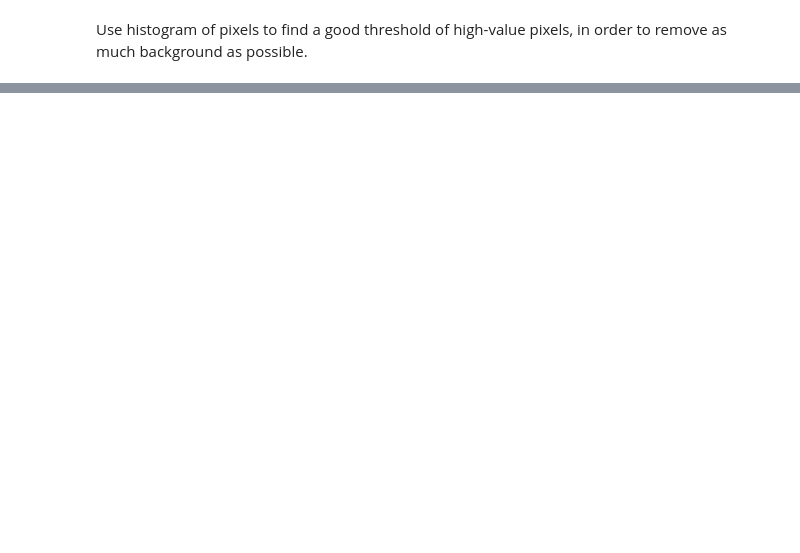
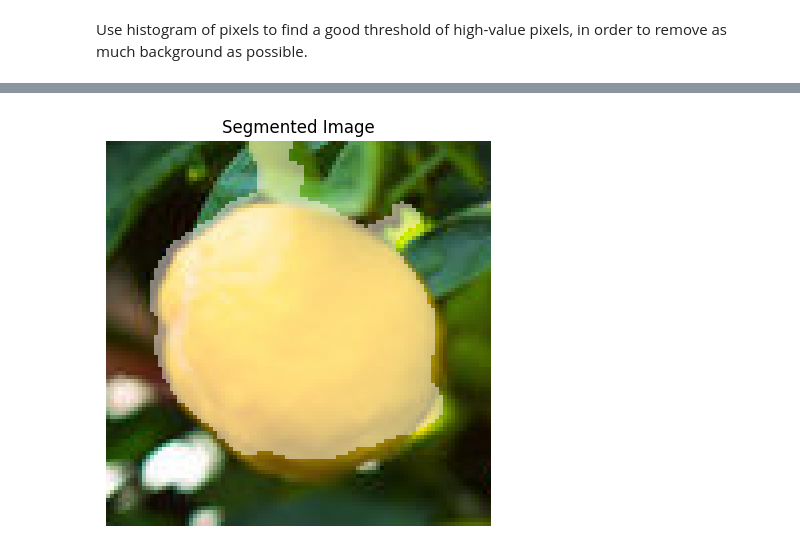
Before and after one commit to 0-Gixty-0/SSY098-Image-Analysis, a Jupyter notebook: lab0/lab_0_students.ipynb, the cells around one changed output, grey strips where cells are left out. Cells and saved outputs as stored; diff of their text form; code cells hidden in the pictures; blank space fills up the shorter version.

```diff
--- a/lab0/lab_0_students.ipynb
+++ b/lab0/lab_0_students.ipynb
@@ -885,9 +883,12 @@ def structuring_element() -> np.ndarray:
         np.ndarray: A 2D array representing the structuring element.
     """
 
-    # YOUR CODE HERE
-
-    raise NotImplementedError()
+    return np.array(
+        [[0, 1, 0],
+         [1, 1, 1],
+         [0, 1, 0]],
+        np.uint8
+    )
 
 def remove_salt_and_pepper_noise(image: np.ndarray, structuring_element: np.ndarray) -> np.ndarray:
     """Remove salt-and-pepper noise from a binary image using morphological operations.
@@ -900,9 +901,12 @@ def remove_salt_and_pepper_noise(image: np.ndarray, structuring_element: np.ndar
         np.ndarray: Denoised binary image as a NumPy array of shape (H, W).
     """
 
-    # YOUR CODE HERE
+    result = np.zeros(image.shape, np.uint8)
 
-    raise NotImplementedError()
+    cv2.morphologyEx(image, cv2.MORPH_CLOSE, structuring_element, dst=result)
+    cv2.morphologyEx(result, cv2.MORPH_OPEN, structuring_element, dst=result)
+
+    return result
 # %%
 # Define the structuring element
 se = structuring_element()
@@ -1029,13 +1035,15 @@ threshold = ...
 # %%
-image_gray = image_ycrcb[:, :, 1]
+image_gray = image_ycrcb[:, :, 2]
 segmentation_mask = segment(image_gray, kernel_size=5, sigma=1, threshold=threshold, structuring_element_size=5)
 
 # Set the background pixels in the mask to nane for better visualization
 segmentation_mask = np.where(segmentation_mask == 0, np.nan, segmentation_mask)
 
 f, ax = plt.subplots(1, 1, figsize=(15, 5))
 ax.set_title('Segmented Image')
 ax.imshow(image_cv2)
 ax.imshow(segmentation_mask, cmap='Reds', alpha=0.5)  # Overlay the segmentation mask on the original image
 ax.axis('off')
 plt.show()
+# %% [output]
+[figure, added]
```
Also changed, not shown: parts of 8 cells of this notebook.
